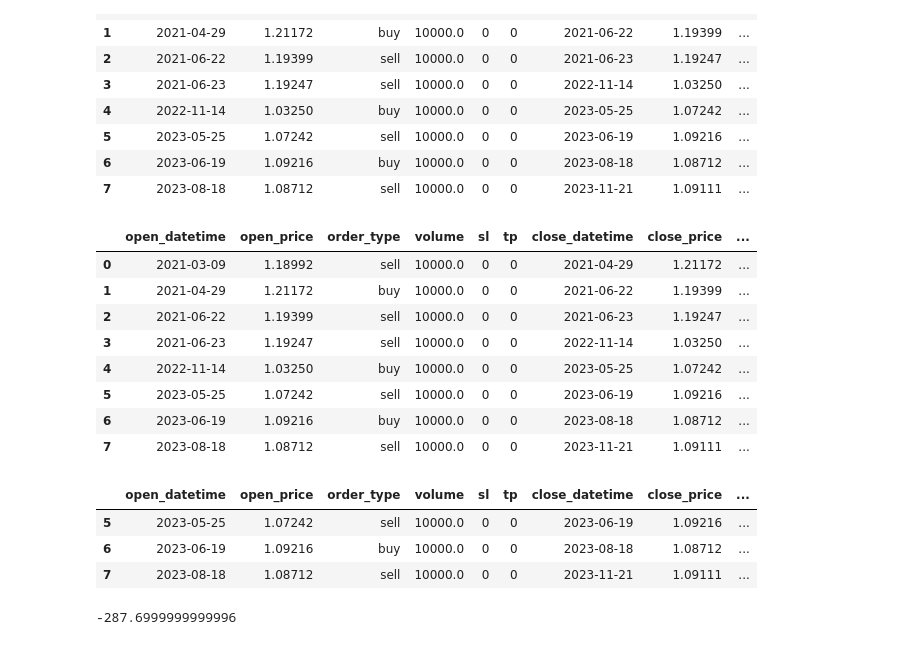
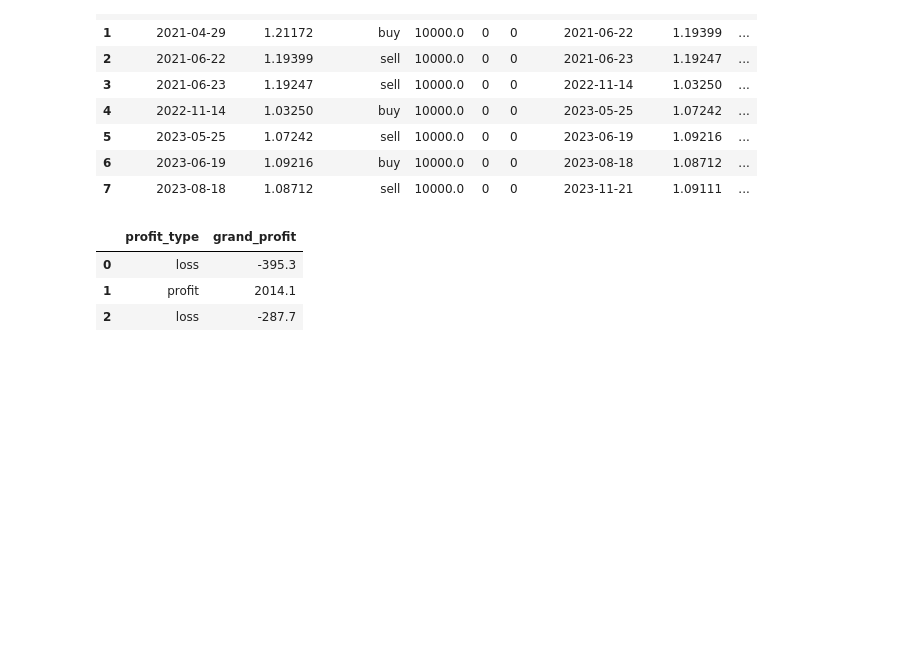
Before and after one commit to MaxJan2010/python_finance, a Jupyter notebook: src/work/strategies/moving average/strategy_01/sma-crossover.ipynb, the cells around one changed output. Saved outputs shown, nothing was run; the diff lists cells and outputs as text; code cells hidden in the pictures; blank space fills up the shorter version.

Commit message:
- success to group by profit & loss item by item

```diff
--- a/src/work/strategies/moving average/strategy_01/sma-crossover.ipynb
+++ b/src/work/strategies/moving average/strategy_01/sma-crossover.ipynb
@@ -285,16 +274,16 @@ invalid value encountered in create_profit_type (vectorized)
 | 6 | 2023-06-19 | 1.09216 | buy | 10000.0 | 0 | 0 | 2023-08-18 | 1.08712 | ... |
 | 7 | 2023-08-18 | 1.08712 | sell | 10000.0 | 0 | 0 | 2023-11-21 | 1.09111 | ... |
 # %%
-result['grand_profit'] = (result.groupby(result['profit_type'].ne(result['profit_type'].shift()).cumsum()).cumcount())
 
-display(result)
+
+out = (
+    result.groupby(result["profit_type"].ne(result["profit_type"].shift()).cumsum(), as_index=False)
+    .agg({"profit_type": "first", "profit": "sum"})
+    .rename(columns={"profit": "grand_profit"})
+)
+display(out)
 # %% [output]
-|  | open_datetime | open_price | order_type | volume | sl | tp | close_datetime | close_price | ... |
-| 0 | 2021-03-09 | 1.18992 | sell | 10000.0 | 0 | 0 | 2021-04-29 | 1.21172 | ... |
-| 1 | 2021-04-29 | 1.21172 | buy | 10000.0 | 0 | 0 | 2021-06-22 | 1.19399 | ... |
-| 2 | 2021-06-22 | 1.19399 | sell | 10000.0 | 0 | 0 | 2021-06-23 | 1.19247 | ... |
-| 3 | 2021-06-23 | 1.19247 | sell | 10000.0 | 0 | 0 | 2022-11-14 | 1.03250 | ... |
-| 4 | 2022-11-14 | 1.03250 | buy | 10000.0 | 0 | 0 | 2023-05-25 | 1.07242 | ... |
-| 5 | 2023-05-25 | 1.07242 | sell | 10000.0 | 0 | 0 | 2023-06-19 | 1.09216 | ... |
-| 6 | 2023-06-19 | 1.09216 | buy | 10000.0 | 0 | 0 | 2023-08-18 | 1.08712 | ... |
-| 7 | 2023-08-18 | 1.08712 | sell | 10000.0 | 0 | 0 | 2023-11-21 | 1.09111 | ... |
+|  | profit_type | grand_profit |
+| 0 | loss | -395.3 |
+| 1 | profit | 2014.1 |
+| 2 | loss | -287.7 |
@@ -305,21 +289,0 @@ display(result)
-# %%
-last= result['profit_type'].iloc[-1]
-
-new_result = pd.DataFrame()
-
-if last == 'loss':
-    last_index= result['grand_profit'].iloc[-1] + 1
-    new_result = result.tail(last_index)
-
-display(new_result)
-# %% [output]
-|  | open_datetime | open_price | order_type | volume | sl | tp | close_datetime | close_price | ... |
-| 5 | 2023-05-25 | 1.07242 | sell | 10000.0 | 0 | 0 | 2023-06-19 | 1.09216 | ... |
-| 6 | 2023-06-19 | 1.09216 | buy | 10000.0 | 0 | 0 | 2023-08-18 | 1.08712 | ... |
-| 7 | 2023-08-18 | 1.08712 | sell | 10000.0 | 0 | 0 | 2023-11-21 | 1.09111 | ... |
-# %%
-last_loss = new_result['profit'].sum()
-
-last_loss
-# %% [output]
--287.6999999999996
```
Also changed, not shown: parts of 2 cells of this notebook.
